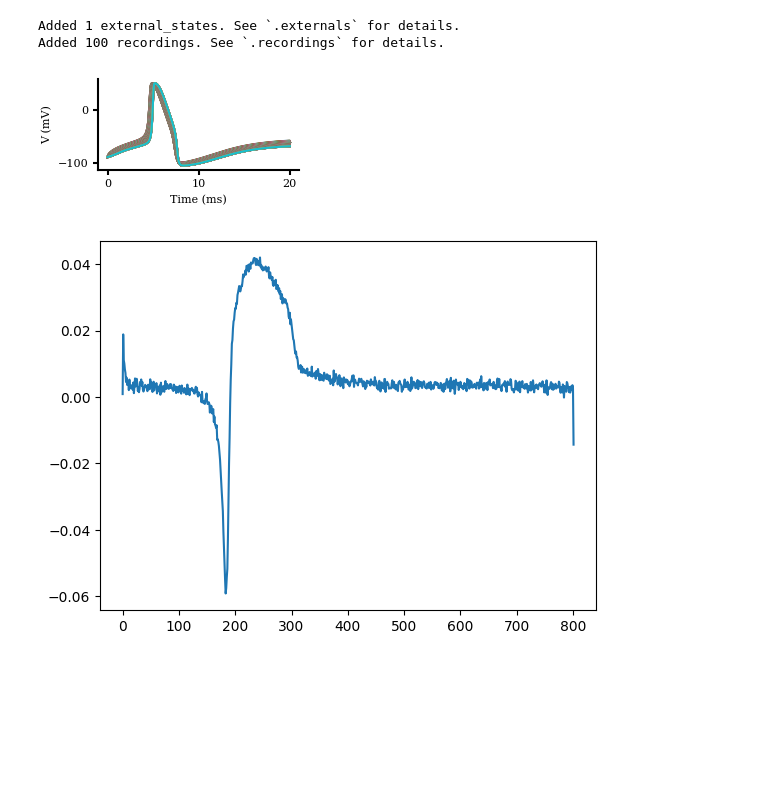
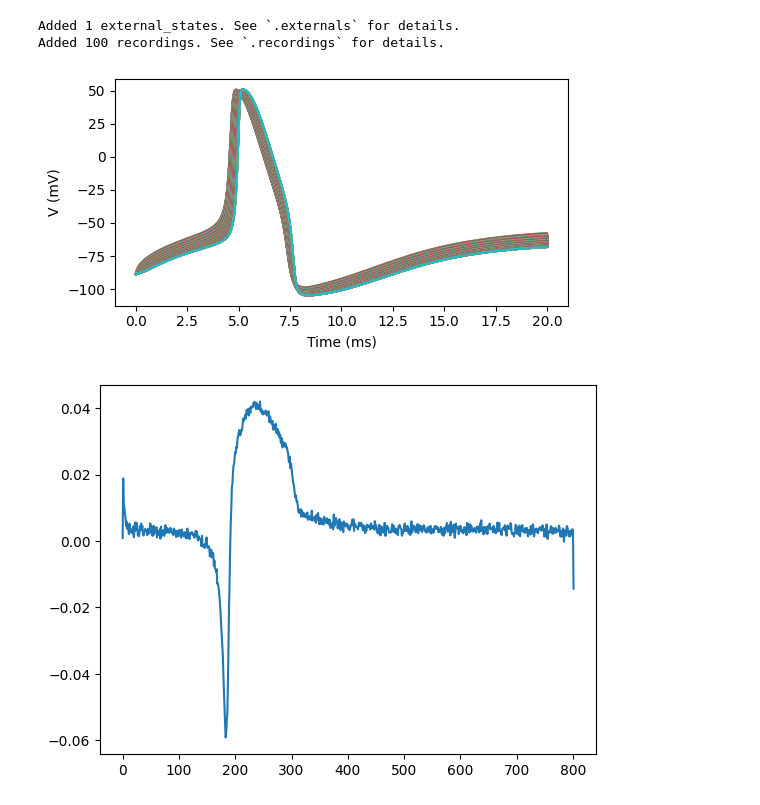
Before and after one commit to ianctanoh/eap-fit-hh, a Jupyter notebook: eap_fit_hh/experiments/Jacobian experiment.ipynb, the cells around one changed output. Saved outputs shown, nothing was run; the diff lists cells and outputs as text; code cells hidden in the pictures; blank space fills up the shorter version.

```diff
--- a/eap_fit_hh/experiments/Jacobian experiment.ipynb
+++ b/eap_fit_hh/experiments/Jacobian experiment.ipynb
@@ -94,16 +93,14 @@ true_outputs = jx.integrate(cell)
 Added 1 external_states. See `.externals` for details.
 Added 100 recordings. See `.recordings` for details.
 # %%
-with mpl.rc_context(fname="/Users/ianchristophertanoh/documents/STANFORD/Scott/jaxley/NeurIPS25/matplotlibrc.txt"):
-    plt.figure(figsize=(5.5/2, 1.5))
-    for i in range(ncomps):
-        plt.plot(times,true_outputs[i,:])
-    plt.xlabel('Time (ms)')
-    plt.ylabel('V (mV)')
-    plt.tight_layout()
-    plt.savefig("volt_jac_high.svg")
+plt.figure(figsize=(5.5, 3))
+for i in range(ncomps):
+    plt.plot(times,true_outputs[i,:])
+plt.xlabel('Time (ms)')
+plt.ylabel('V (mV)')
+plt.tight_layout()
 # %% [output]
-[figure, old version]
+[figure, new version]
 # %%
 A = build_axial_matrix(cell)
 padded_current = jnp.concatenate([jnp.array([0.]),current])
```
Also changed, not shown: parts of 5 cells of this notebook, 6 other files.
